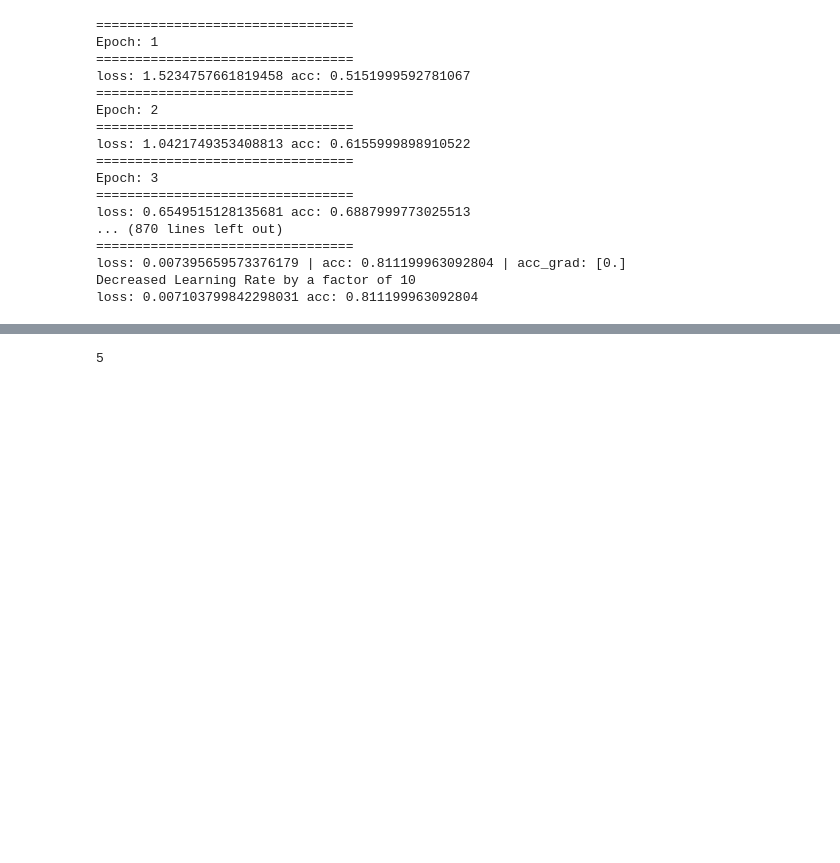
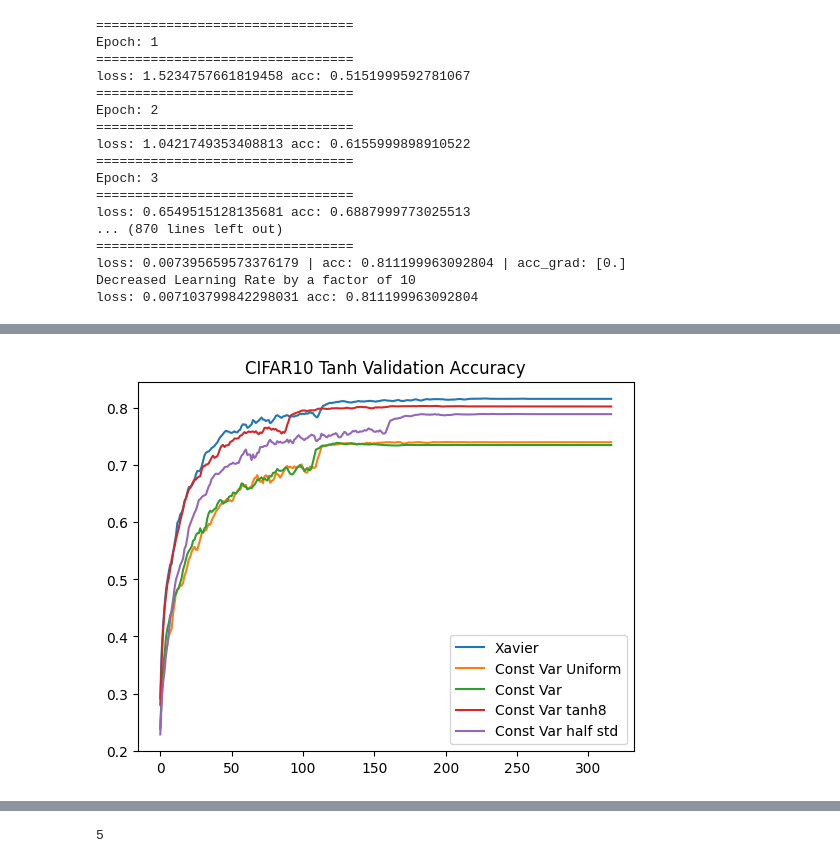
Before and after one commit to WizardOhio24/ConstantVarianceWeightInitialisation, a Jupyter notebook: CIFARClassification.ipynb, the cells around one changed output, grey strips where cells are left out. Saved outputs shown, nothing was run; the diff lists cells and outputs as text; code cells hidden in the pictures; blank space fills up the shorter version.

```diff
--- a/CIFARClassification.ipynb
+++ b/CIFARClassification.ipynb
@@ -746,15 +770,17 @@ plt.savefig("./TanhCIFAR10ValidationAccuracy.png", dpi=360, bbox_inches="tight")
 # %%
 window_size = 4
 
-plt.plot(np.array(window_data(xavier_acc_validation_loaded, window_size)).reshape(-1, 1), label="Xavier")
-plt.plot(np.array(window_data(const_var_acc_validation_uniform_loaded, window_size)), label="Const Var Uniform")
-plt.plot(np.array(window_data(const_var_acc_validation_loaded, window_size)).reshape(-1, 1), label="Const Var")
-plt.plot(np.array(window_data(const_var_acc_validation_tanh8_loaded, window_size)).reshape(-1, 1), label="Const Var tanh8")
-plt.plot(np.array(window_data(const_var_acc_validation_half_std_loaded, window_size)).reshape(-1, 1), label="Const Var half std")
+plt.plot(np.array(window_data(xavier_acc_validation_loaded[0], window_size)).reshape(-1, 1), label="Xavier")
+plt.plot(np.array(window_data(const_var_acc_validation_uniform_loaded[0], window_size)), label="Const Var Uniform")
+plt.plot(np.array(window_data(const_var_acc_validation_loaded[0], window_size)).reshape(-1, 1), label="Const Var")
+plt.plot(np.array(window_data(const_var_acc_validation_tanh8_loaded[0], window_size)).reshape(-1, 1), label="Const Var tanh8")
+plt.plot(np.array(window_data(const_var_acc_validation_half_std_loaded[0], window_size)).reshape(-1, 1), label="Const Var half std")
 
 plt.title("CIFAR10 Tanh Validation Accuracy")
 plt.legend()
 plt.savefig("./TanhCIFAR10ValidationAccuracy.png", dpi=360, bbox_inches="tight")
+# %% [output]
+[figure, added]
 # %%
 
 fig, ax = plt.subplots(figsize=(8, 5))
```
Also changed, not shown: parts of 13 cells of this notebook, 5 other files.
